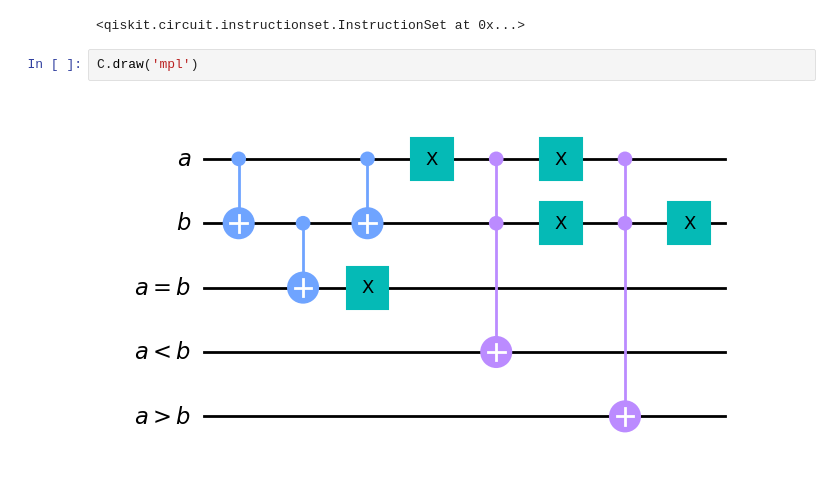
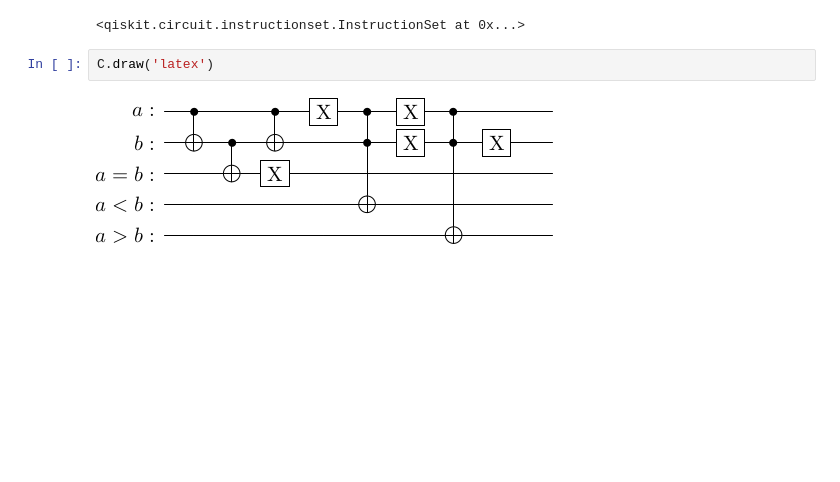
Before and after one commit to thanasis-tzimas/quantum-alu, a Jupyter notebook: comparator.ipynb, the cells around one changed output. Saved outputs shown, nothing was run; the diff lists cells and outputs as text; blank space fills up the shorter version.

```diff
--- a/comparator.ipynb
+++ b/comparator.ipynb
@@ -21,6 +21,6 @@ C.x(b)
 # %% [output]
 <qiskit.circuit.instructionset.InstructionSet at 0x...>
 # %%
-C.draw('mpl')
+C.draw('latex')
 # %% [output]
-[figure, old version]
+[figure, new version]
```
Also changed, not shown: 5 other files.
